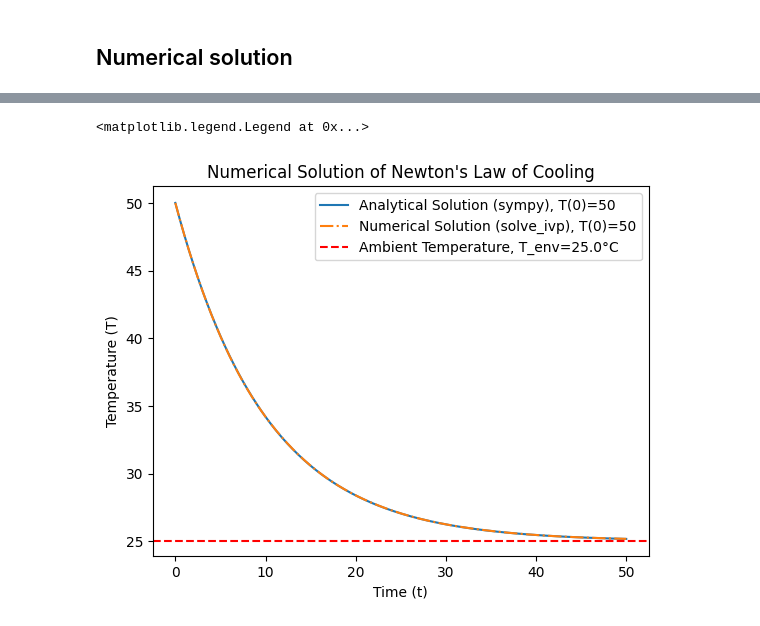
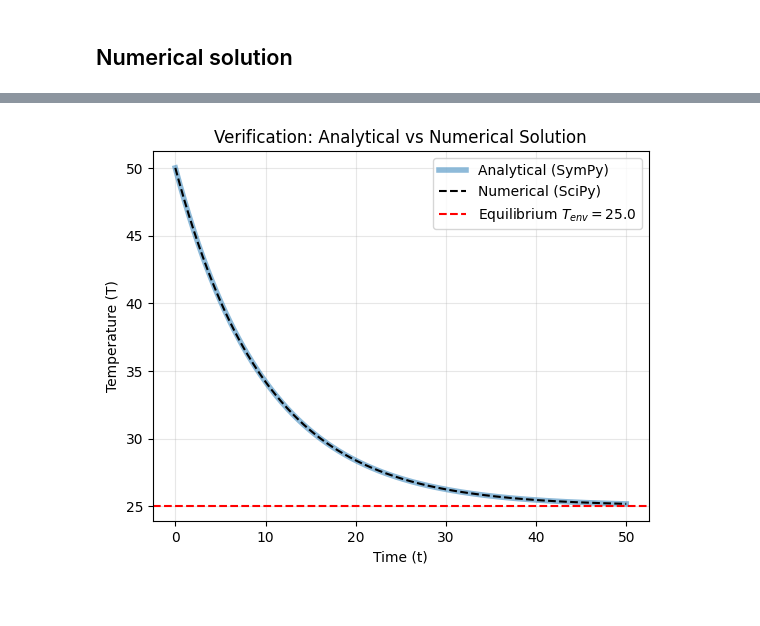
Before and after one commit to Vybornak2/ODE, a Jupyter notebook: src/t1_separation_of_variables.ipynb, the cells around one changed output, grey strips where cells are left out. Drawn from its saved outputs; the diff is of its cells as text; code cells hidden in the pictures.

```diff
--- a/src/t1_separation_of_variables.ipynb
+++ b/src/t1_separation_of_variables.ipynb
@@ -165,31 +241,49 @@ plt.grid()
 # %%
-def ode_func(T, t, T_env=25.0, k=0.1):
+def ode_func(t, T, T_env=25.0, k=0.1):
+    # Note: Scipy expects f(t, y) by default
     dTdt = -k * (T - T_env)
     return dTdt
 
 
-T_values_num2 = solve_ivp(
-    lambda t, T: ode_func(T, t, T_env, k),
-    [t_values[0], t_values[-1]],
-    [T0],
-    t_eval=t_values,
-).y.flatten()
+t_num = np.linspace(0, 50, 400)
 
-plt.plot(t_values, T_values, label=f"Analytical Solution (sympy), T(0)={T0}")
+solution = solve_ivp(
+    fun=lambda t, T: ode_func(t, T, T_env, k),
+    t_span=[t_num[0], t_num[-1]],
+    y0=[T0],
+    t_eval=t_num,
+)
+
+T_num_values = solution.y.flatten()
+T_ana_values = T_lam(t_num)
+
+plt.figure()
 plt.plot(
-    t_values,
-    T_values_num2,
-    linestyle="-.",
-    label=f"Numerical Solution (solve_ivp), T(0)={T0}",
+    t_num,
+    T_ana_values,
+    label=f"Analytical (SymPy)",
+    linewidth=4,
+    alpha=0.5,
+)
+plt.plot(
+    t_num,
+    T_num_values,
+    "k--",
+    label=f"Numerical (SciPy)",
 )
 plt.axhline(
-    T_env, color="red", linestyle="--", label=f"Ambient Temperature, T_env={T_env}°C"
+    T_env,
+    color="red",
+    linestyle="--",
+    label=f"Equilibrium $T_{{env}}={T_env}$",
 )
-plt.title("Numerical Solution of Newton's Law of Cooling")
+
+plt.title("Verification: Analytical vs Numerical Solution")
 plt.xlabel("Time (t)")
 plt.ylabel("Temperature (T)")
 
 plt.legend()
+plt.grid(True, alpha=0.3)
+plt.show()
 # %% [output]
-<matplotlib.legend.Legend at 0x...>
-[figure, old version]
+[figure, new version]
```
Also changed, not shown: parts of 3 cells of this notebook.
